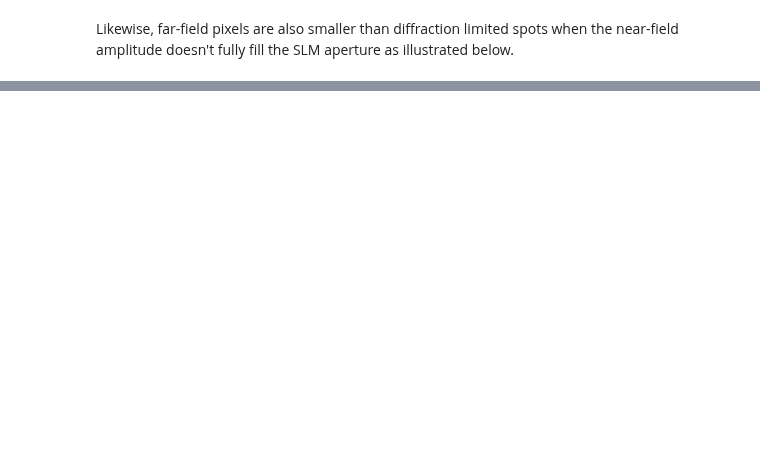
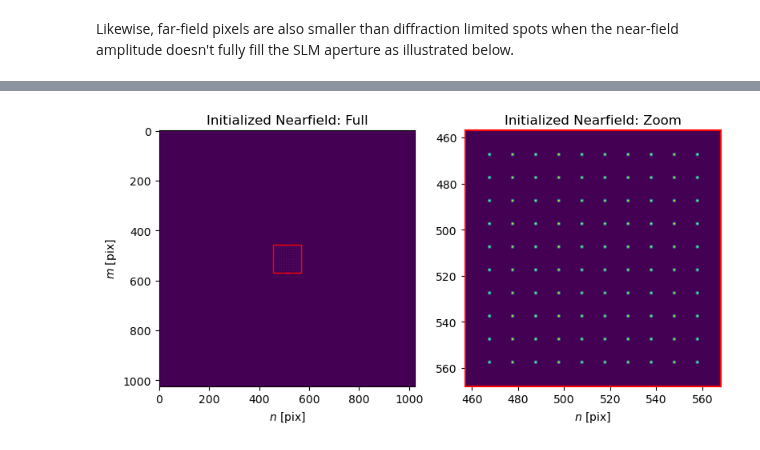
Before and after one commit to slmsuite/slmsuite-examples, a Jupyter notebook: examples/computational_holography.ipynb, the cells around one changed output, grey strips where cells are left out. Saved outputs shown, nothing was run; the diff lists cells and outputs as text; code cells hidden in the pictures; blank space fills up the shorter version.

```diff
--- a/examples/computational_holography.ipynb
+++ b/examples/computational_holography.ipynb
@@ -159,2 +155,12 @@ Now that we've discussed bare-bones GS algorithms, SLM setups, and Fourier princ
 # %%
-# a few spots done manually
+from slmsuite.holography.algorithms import SpotHologram
+
+# Move to a larger grid size
+slm_size = (1024, 1024)
+
+# Instead of picking a few points, make a rectangular grid in the knm basis
+array_holo = SpotHologram.make_rectangular_array(slm_size,
+    array_shape=(10,10), array_pitch=(10,10), basis='knm')
+zoom = array_holo.plot_farfield(source=array_holo.target, title='Initialized Nearfield')
+# %% [output]
+[figure, added]
```
Also changed, not shown: parts of 26 cells of this notebook.
